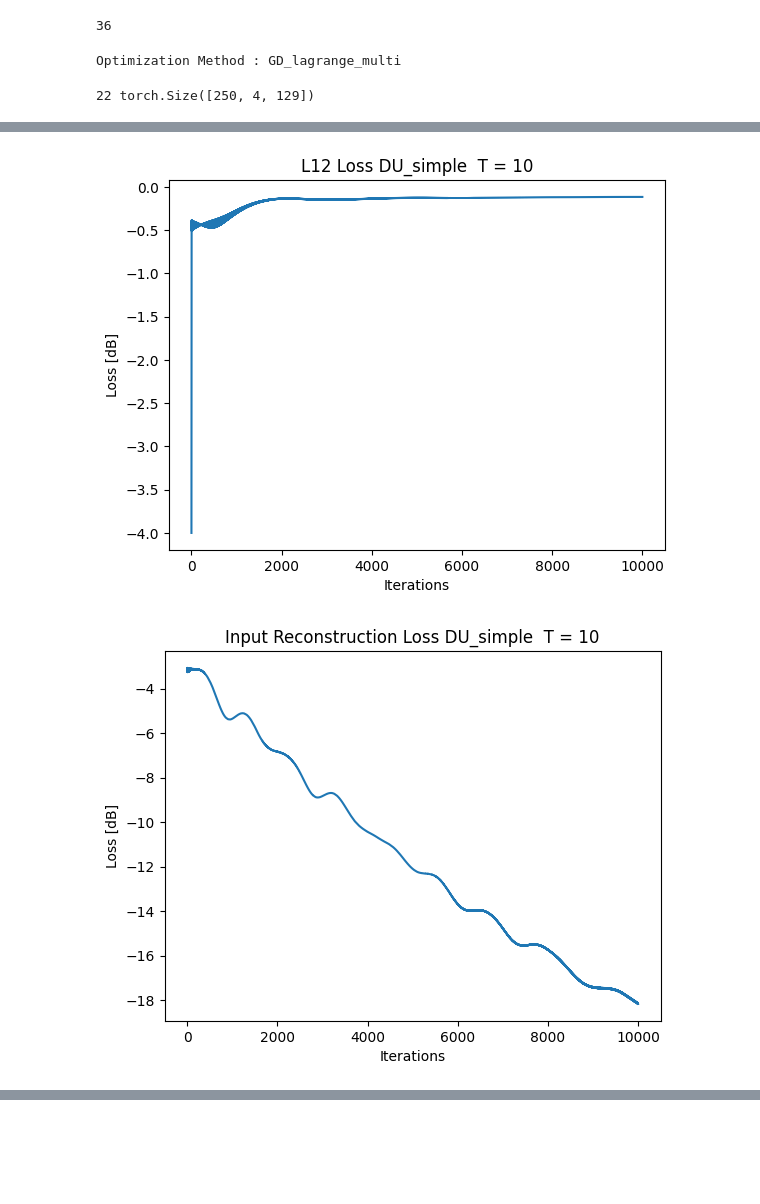
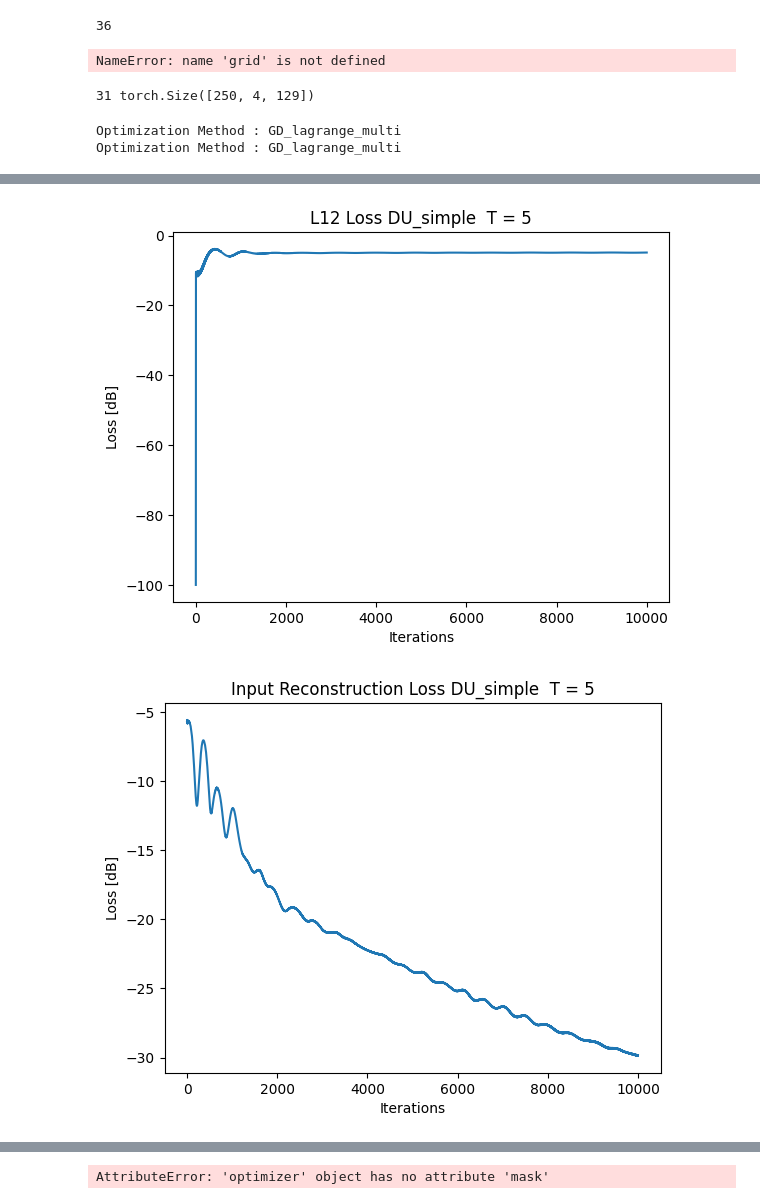
Before and after one commit to Amitmils/AmbisonicUpscaling, a Jupyter notebook: Run_Pipeline.ipynb, the cells around one changed output, grey strips where cells are left out. Drawn from its saved outputs; the diff is of its cells as text; code cells hidden in the pictures; blank space fills up the shorter version.

```diff
--- a/Run_Pipeline.ipynb
+++ b/Run_Pipeline.ipynb
@@ -109,36 +110,43 @@ def play_sparse_stft_sound_field(
     signal = torch.sum(normalized_time_signal[relevant_grid_points, :], axis=0)
     sd.play(amplify * signal.cpu().numpy(), sr)
 # %%
-dataset_path = r"data\ModelDataSets\WSJ_4_3_25"
 grid = POINTS_162
-pipeline = HPNet_Pipeline(dataset_path=dataset_path, grid_type=grid)
+pipeline = HPNet_Pipeline(grid_type=grid)
+# %% [output]
+NameError: name 'grid' is not defined
+# %%
+dataset_path = r"data\ModelDataSets\WSJ_4_3_25"
+pipeline.set_dataset(dataset_path=dataset_path)
+
+audio_id,low_order_anmt,high_order_anmt = pipeline.train_set[0]
+print(audio_id,low_order_anmt.shape)
+pipeline.input_order = 1
+pipeline.output_order = 3
+# %% [output]
+31 torch.Size([250, 4, 129])
 # %%
 pipeline.init_params(
     batch_size=1,
     n_fft=256,
-    T=10,
+    T=5,
     init_mu=1e-3,
-    init_ro=1e-3,
+    init_ro=1e-2,
     num_iters=10000,
     adam_lr=1e-2,
-    version=5,
+    version=1,
     device=DEVICE,
 )
 # %% [output]
 Optimization Method : GD_lagrange_multi
+Optimization Method : GD_lagrange_multi
-# %%
-audio_id,low_order_anmt,high_order_anmt = pipeline.train_set[0]
-print(audio_id,low_order_anmt.shape)
-# %% [output]
-22 torch.Size([250, 4, 129])
 # %%
 with torch.no_grad():
     #Runs with init mu/ro only
     pipeline.run_optimizer(
         from_iter=0,
         to_iter=10000,
-        low_order_stft=low_order_anmt.unsqueeze(0),
-        high_order_stft=high_order_anmt.unsqueeze(0),
+        low_order_stft =low_order_anmt.unsqueeze(0),
+        high_order_stft = None,
         progress_per_iter=True,
         classic_model=True
     )
@@ -147,2 +156,2 @@ with torch.no_grad():
-[figure, old version]
+[figure, new version]
-[figure, old version]
+[figure, new version]
@@ -150,0 +159,4 @@ Upscaled Loss : tensor([-7.9036], device='cuda:0')
+# %%
+pipeline.plot_dict(pipeline.classic_opt.get_current_state()[0][0],index=30)
+# %% [output]
+AttributeError: 'optimizer' object has no attribute 'mask'
```
Also changed, not shown: parts of 25 cells of this notebook, 6 other files.
